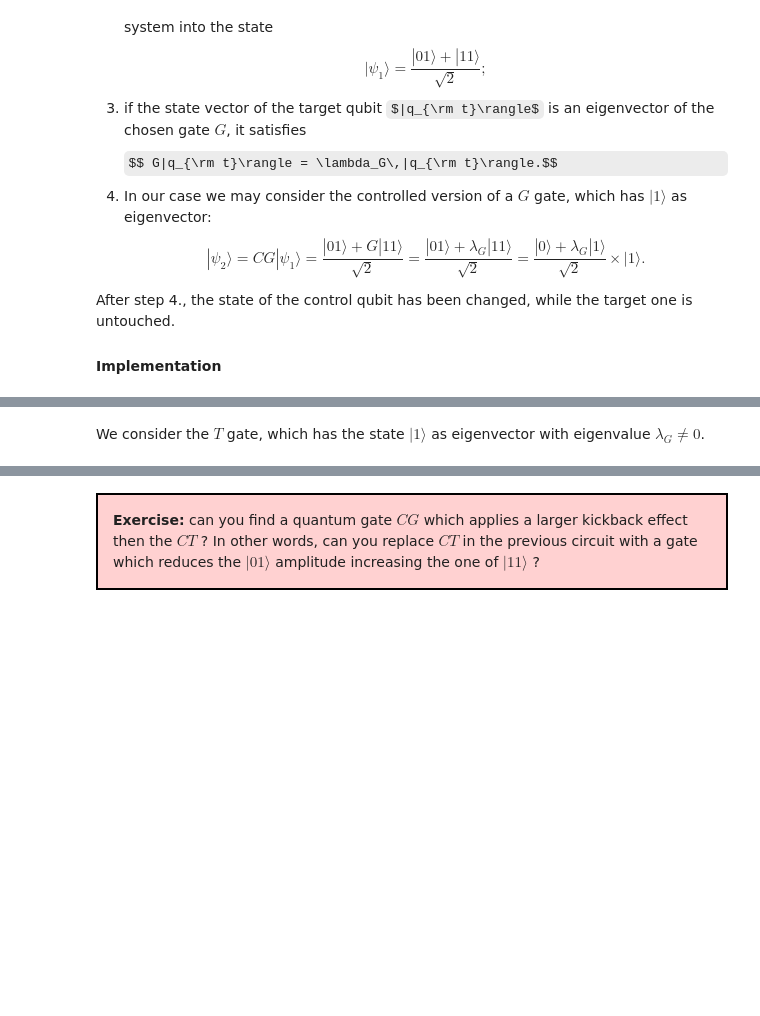
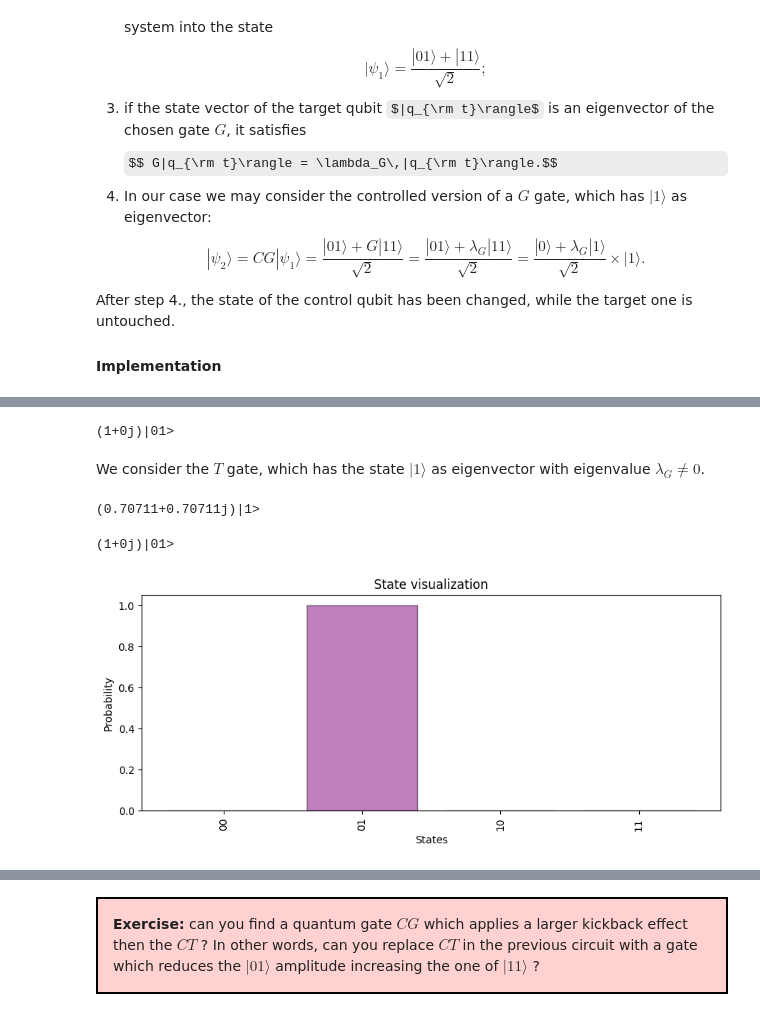
Before and after one commit to qiboteam/qiboedu, a Jupyter notebook: notebooks/Lecture2.ipynb, the cells around one changed output, grey strips where cells are left out. Cells and saved outputs as stored; diff of their text form; code cells hidden in the pictures; some formulas as TeX source; blank space fills up the shorter version.

Commit message:
upload phase kickback notebook

```diff
--- a/notebooks/Lecture2.ipynb
+++ b/notebooks/Lecture2.ipynb
@@ -54,18 +61,47 @@ After step 4., the state of the control qubit has been changed, while the target
 # %%
 # circuit preparation: hadamard and NOT gate on the ancilla
 # draw the circuit and check the state
+c = Circuit(2)
+c.add(gates.X(1))
+
+print(c())
+# %% [output]
+(1+0j)|01>
 # %% [markdown]
 We consider the $T$ gate, which has the state $|1\rangle$ as eigenvector with eigenvalue $\lambda_G \neq 0$.
 # %%
 # check T has |1> as eigenvec
+c = Circuit(1)
+c.add(gates.X(0))
+c.add(gates.T(0))
+
+print(c())
+# %% [output]
+(0.70711+0.70711j)|1>
 # %%
-# write an execute_circuit function with the possibility
-# of adding and removing the kickback procedure
+def execute_circuit(kickback=False):
+    """Execute circuit with or without phase kickback."""
+    c = Circuit(2)
+    c.add(gates.X(1))
+    c.add(gates.H(0))
+    if kickback:
+        c.add(gates.T(1).controlled_by(0))
+    c.add(gates.H(0))
+    c.add(gates.M(*range(2)))
+
+    outcome = c(nshots=1000)
+    return outcome
 # %%
 # collect outcome with kickback false
+outcome = execute_circuit(kickback=False)
 
 # print state
+print(outcome)
 
 # plot probabilities
+plot_probabilities_from_state(outcome.state())
+# %% [output]
+(1+0j)|01>
+[figure, added]
 # %%
 # collect outcome with kickback true
```
Also changed, not shown: parts of 5 cells of this notebook.
